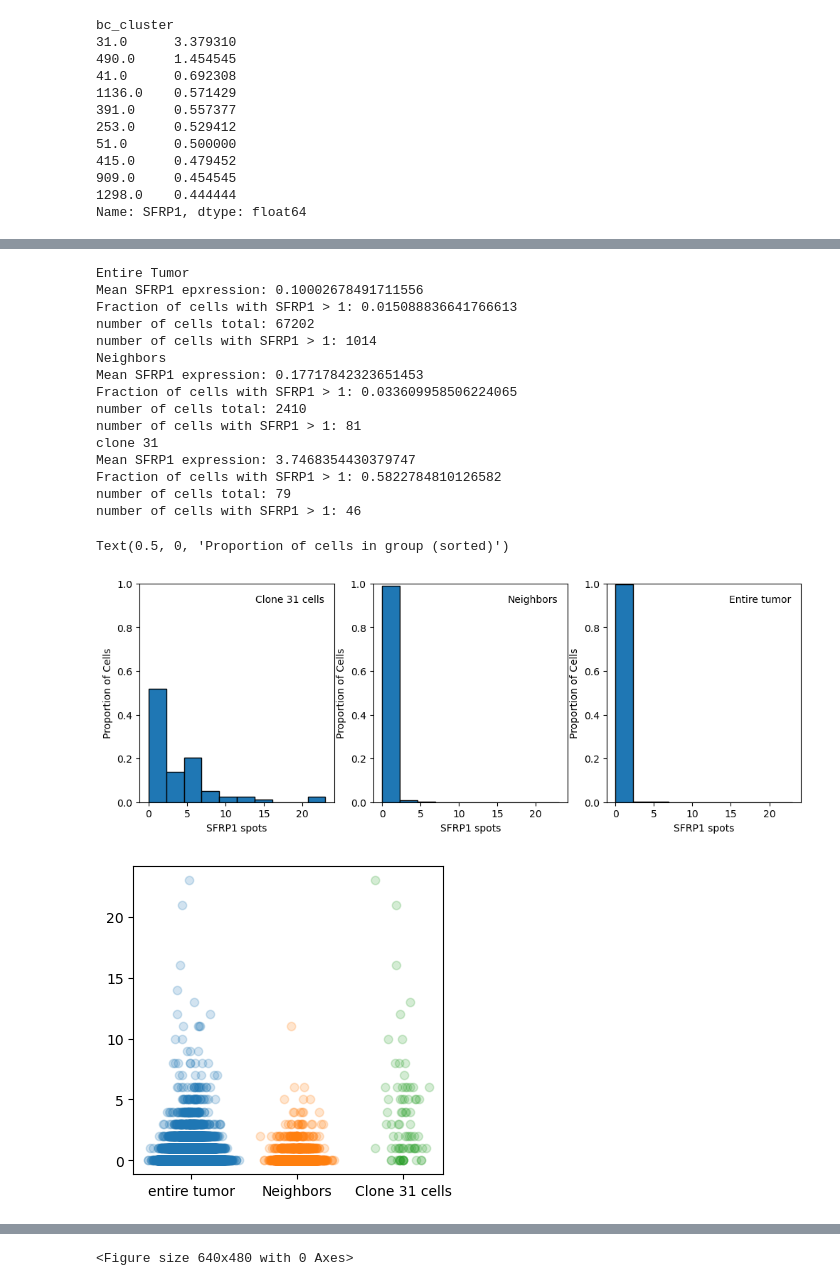
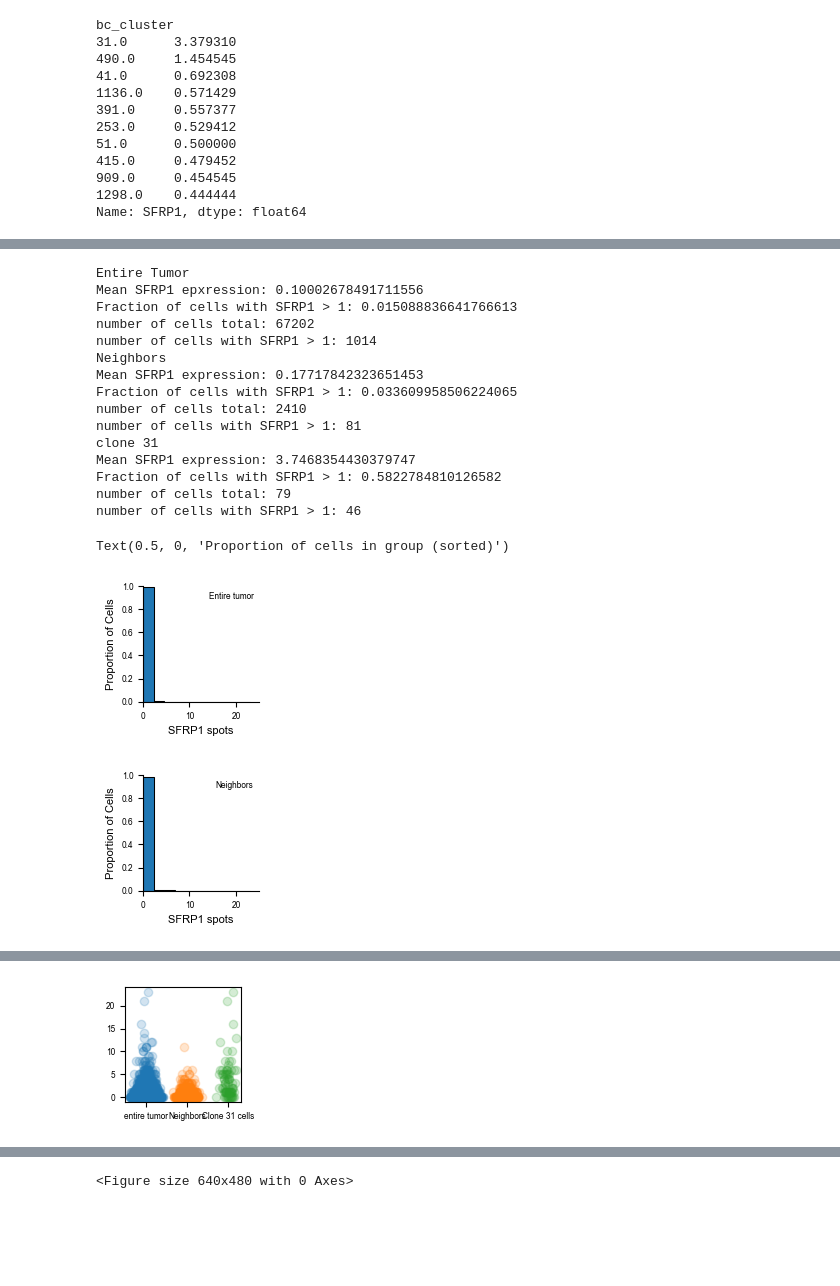
Before and after one commit to grantkinsler/SpatialBarcodes, a Jupyter notebook: paper/plotScripts/plot_clone_space_examples.ipynb, the cells around one changed output, grey strips where cells are left out. Saved outputs shown, nothing was run; the diff lists cells and outputs as text; code cells hidden in the pictures; blank space fills up the shorter version.

```diff
--- a/paper/plotScripts/plot_clone_space_examples.ipynb
+++ b/paper/plotScripts/plot_clone_space_examples.ipynb
@@ -30,6 +30,15 @@ import matplotlib
 # import matplotlib as mpl
 matplotlib.rcParams['pdf.fonttype'] = 42
 
+plt.rcParams['font.family'] = 'sans-serif'
+plt.rcParams['font.sans-serif'] = ['Arial']
+
+plt.rcParams['font.size'] = 6  # Set default font size for all text elements
+plt.rcParams['axes.labelsize'] = 8  # Set font size for axis labels
+plt.rcParams['xtick.labelsize'] = 6  # Set font size for x-axis tick labels
+plt.rcParams['ytick.labelsize'] = 6  # Set font size for y-axis tick labels
+plt.rcParams['legend.fontsize'] = 6  # Set font size for legend text
+
 from sklearn.cluster import AgglomerativeClustering as AggCluster
 
 %load_ext autoreload
@@ -39,9 +48,9 @@ from sklearn.cluster import AgglomerativeClustering as AggCluster
 import sys
 import os
 
-# tools_path  = '/Users/grantkinsler/Documents/Penn/Research/SpatialBarcodes/SpatialBarcodes/analysis/tools/tools.py'
+tools_path  = '/Users/grantkinsler/Documents/Penn/Research/SpatialBarcodes/SpatialBarcodes/analysis/tools/tools.py'
 
-tools_path  = '/Users/grantkinsler/Documents/Penn/Research/SpatialBarcodes/analysis/tools/tools.py'
+# tools_path  = '/Users/grantkinsler/Documents/Penn/Research/SpatialBarcodes/analysis/tools/tools.py'
 
 # /Users/grantkinsler/Documents/Penn/Research/SpatialBarcodes/analysis/tools/tools.py
 sys.path.append(os.path.dirname(os.path.expanduser(tools_path)))
@@ -503,19 +404,24 @@ cb1.set_label(f'{gene_of_interest} Spots per cell')
 # %%
 #### plot distributions of counts within the clone, compared to its neighborhood and the entire tumor
-plt.subplots(figsize=(12,4),sharex=True,sharey=True)
+# plt.subplots(figsize=(12,4),sharex=True,sharey=True)
 # non_zero_cells = df[df['SFRP1']>1]
 counts,bins = np.histogram(df['SFRP1'])
 
 cluster_of_interest = 31
 
+plt.figure(figsize=(1.5,1.5))
+ax = plt.gca()
 # entire tumor
-ax = plt.subplot(1,3,3)
+# ax = plt.subplot(1,3,3)
 plt.text(s='Entire tumor',x=0.95,y=0.95,ha='right',va='top',transform=ax.transAxes)
 # plt.title('Entire tumor')
 sns.histplot(df['SFRP1'],bins=bins,alpha=1.0,stat='proportion',ax=ax)
 plt.ylim(0,1)
+plt.xlim(0,25)
 plt.xlabel('SFRP1 spots')
 plt.ylabel('Proportion of Cells')
+ax.spines[['right', 'top']].set_visible(False)
+plt.savefig(f'../graphs/cluster_{cluster_of_interest}_SFRP1_hists_full.pdf',bbox_inches='tight',transparent=True)
 
 print('Entire Tumor')
 print('Mean SFRP1 epxression:',df['SFRP1'].mean())
@@ -523,15 +429,19 @@ print('Fraction of cells with SFRP1 > 1:',np.sum(df['SFRP1']>1)/len(df))
 print('number of cells total:',len(df))
 print('number of cells with SFRP1 > 1:',np.sum(df['SFRP1']>1))
 
-
+plt.figure(figsize=(1.5,1.5))
+ax = plt.gca()
 # neighbors
-ax = plt.subplot(1,3,2)
+# ax = plt.subplot(1,3,2)
 plt.text(s='Neighbors',x=0.95,y=0.95,ha='right',va='top',transform=ax.transAxes)
 # plt.title('Clone 31 neighboring cells')
 sns.histplot(df[df['object_id'].isin([int(x) for x in merged_gdf_other['object_id']])]['SFRP1'],bins=bins,alpha=1.0,stat='proportion',ax=ax)
 plt.ylim(0,1)
+plt.xlim(0,25)
 plt.xlabel('SFRP1 spots')
 plt.ylabel('Proportion of Cells')
+ax.spines[['right', 'top']].set_visible(False)
+plt.savefig(f'../graphs/cluster_{cluster_of_interest}_SFRP1_hists_neighbors.pdf',bbox_inches='tight',transparent=True)
 
 print('Neighbors')
 print('Mean SFRP1 expression:',df[df['object_id'].isin([int(x) for x in merged_gdf_other['object_id']])]['SFRP1'].mean())
@@ -539,16 +449,19 @@ print('Fraction of cells with SFRP1 > 1:',np.sum(df[df['object_id'].isin([int(x)
 print('number of cells total:',len(df[df['object_id'].isin([int(x) for x in merged_gdf_other['object_id']])]))
 print('number of cells with SFRP1 > 1:',np.sum(df[df['object_id'].isin([int(x) for x in merged_gdf_other['object_id']])]['SFRP1']>1))
 
-
+plt.figure(figsize=(1.5,1.5))
+ax = plt.gca()
 # clone 31
-ax = plt.subplot(1,3,1)
+# ax = plt.subplot(1,3,1)
 plt.text(s='Clone 31 cells',x=0.95,y=0.95,ha='right',va='top',transform=ax.transAxes)
 sns.histplot(df[df['object_id'].isin(manual_cluster['object_id'])]['SFRP1'],bins=bins,alpha=1.0,stat='proportion',ax=ax)
 plt.ylim(0,1)
+plt.xlim(0,25)
 plt.xlabel('SFRP1 spots')
 plt.ylabel('Proportion of Cells')
+ax.spines[['right', 'top']].set_visible(False)
 # plt.savefig(f'plots/figures/forpaper_cluster_{cluster_of_interest}_SFRP1_hists.pdf',bbox_inches='tight')
-plt.savefig(f'../graphs/cluster_{cluster_of_interest}_SFRP1_hists.pdf',bbox_inches='tight',transparent=True)
+plt.savefig(f'../graphs/cluster_{cluster_of_interest}_SFRP1_hists_clone31.pdf',bbox_inches='tight',transparent=True)
 
 print('clone 31')
 print('Mean SFRP1 expression:',df[df['object_id'].isin(manual_cluster['object_id'])]['SFRP1'].mean())
@@ -557,7 +470,7 @@ print('number of cells total:',len(df[df['object_id'].isin(manual_cluster['objec
 print('number of cells with SFRP1 > 1:',np.sum(df[df['object_id'].isin(manual_cluster['object_id'])]['SFRP1']>1))
 
 
-fig,ax = plt.subplots(figsize=(4,4))
+fig,ax = plt.subplots(figsize=(1.5,1.5))
 
 # entire tumor
 ax.scatter([tools.jitter_point(0,0.1) for x in df['SFRP1']],
@@ -581,32 +494,32 @@ fig,ax = plt.subplots(figsize=(4,4))
 plt.plot(np.linspace(0,1,len(df['SFRP1'])),
          np.cumsum(df['SFRP1'].sort_values(ascending=False).values)/np.sum(df['SFRP1']),
          label='Entire tumor')
 plt.plot(np.linspace(0,1,len(neighbors['SFRP1'])),
          np.cumsum(neighbors['SFRP1'].sort_values(ascending=False).values)/np.sum(neighbors['SFRP1']),
          label='Neighbors')
 plt.plot(np.linspace(0,1,len(df[df['object_id'].isin(manual_cluster['object_id'])]['SFRP1'])),
          np.cumsum(df[df['object_id'].isin(manual_cluster['object_id'])]['SFRP1'].sort_values(ascending=False).values)/np.sum(df[df['object_id'].isin(manual_cluster['object_id'])]['SFRP1']),
          label='Clone 31 cells')
 plt.legend()
 
 plt.ylabel('Cumulative proportion of spots')
 plt.xlabel('Proportion of cells in group (sorted)')
 # %% [output]
 Entire Tumor
 Mean SFRP1 epxression: 0.10002678491711556
 Fraction of cells with SFRP1 > 1: 0.015088836641766613
 number of cells total: 67202
 number of cells with SFRP1 > 1: 1014
 Neighbors
 Mean SFRP1 expression: 0.17717842323651453
 Fraction of cells with SFRP1 > 1: 0.033609958506224065
 number of cells total: 2410
 number of cells with SFRP1 > 1: 81
 clone 31
 Mean SFRP1 expression: 3.7468354430379747
 Fraction of cells with SFRP1 > 1: 0.5822784810126582
 number of cells total: 79
 number of cells with SFRP1 > 1: 46
 Text(0.5, 0, 'Proportion of cells in group (sorted)')
-[figure, old version]
+[figure, new version]
-[figure, old version]
+[figure, new version]
@@ -613,0 +527 @@ Text(0.5, 0, 'Proportion of cells in group (sorted)')
+[figure, added]
```
Also changed, not shown: parts of 7 cells of this notebook, 10 other files.
